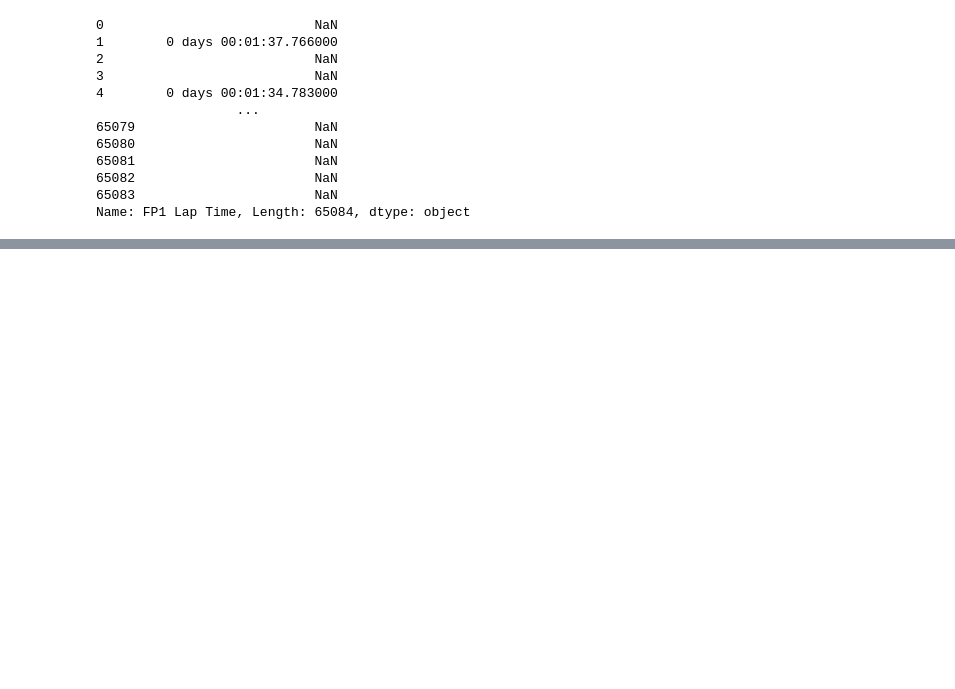
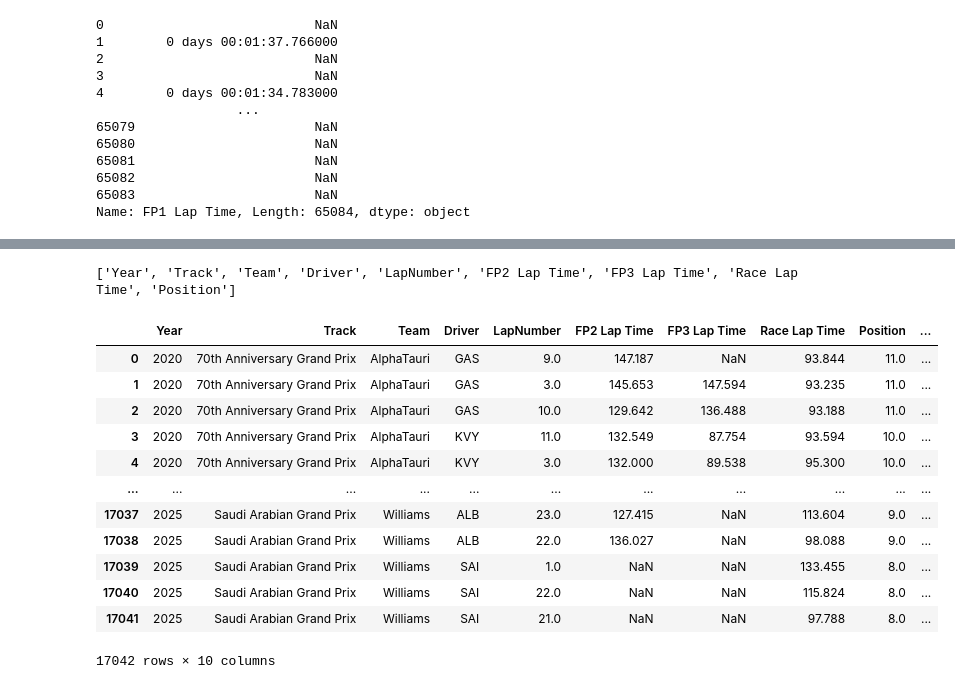
Before and after one commit to Slusks/SimplyLovelyF1, a Jupyter notebook: FastF1API.ipynb, the cells around one changed output, grey strips where cells are left out. Saved outputs shown, nothing was run; the diff lists cells and outputs as text; code cells hidden in the pictures; blank space fills up the shorter version.

```diff
--- a/FastF1API.ipynb
+++ b/FastF1API.ipynb
@@ -205,0 +409,35 @@ Name: FP1 Lap Time, Length: 65084, dtype: object
+# %%
+df_fp
+print (df_fp.columns.tolist())
+# %% [output]
+['Year', 'Track', 'Team', 'Driver', 'LapNumber', 'FP2 Lap Time', 'FP3 Lap Time', 'Race Lap Time', 'Position']
+# %%
+id_cols = ['Year', 'Track', 'Team', 'Driver', 'Position']
+value_cols = ['FP2 Lap Time', 'FP3 Lap Time', 'Race Lap Time']
+# %%
+top_rows = []
+for col in value_cols:
+    temp = df_fp.dropna(subset=[col])
+
+    top = temp.groupby(id_cols, group_keys=False).apply(lambda g: g.nlargest(3, columns=col))
+
+    top['source'] = col
+    top_rows.append(top)
+
+result = pd.concat(top_rows).reset_index(drop=True)
+# %%
+result
+# %% [output]
+|  | Year | Track | Team | Driver | LapNumber | FP2 Lap Time | FP3 Lap Time | Race Lap Time | Position | ... |
+| 0 | 2020 | 70th Anniversary Grand Prix | AlphaTauri | GAS | 9.0 | 147.187 | NaN | 93.844 | 11.0 | ... |
+| 1 | 2020 | 70th Anniversary Grand Prix | AlphaTauri | GAS | 3.0 | 145.653 | 147.594 | 93.235 | 11.0 | ... |
+| 2 | 2020 | 70th Anniversary Grand Prix | AlphaTauri | GAS | 10.0 | 129.642 | 136.488 | 93.188 | 11.0 | ... |
+| 3 | 2020 | 70th Anniversary Grand Prix | AlphaTauri | KVY | 11.0 | 132.549 | 87.754 | 93.594 | 10.0 | ... |
+| 4 | 2020 | 70th Anniversary Grand Prix | AlphaTauri | KVY | 3.0 | 132.000 | 89.538 | 95.300 | 10.0 | ... |
+| ... | ... | ... | ... | ... | ... | ... | ... | ... | ... | ... |
+| 17037 | 2025 | Saudi Arabian Grand Prix | Williams | ALB | 23.0 | 127.415 | NaN | 113.604 | 9.0 | ... |
+| 17038 | 2025 | Saudi Arabian Grand Prix | Williams | ALB | 22.0 | 136.027 | NaN | 98.088 | 9.0 | ... |
+| 17039 | 2025 | Saudi Arabian Grand Prix | Williams | SAI | 1.0 | NaN | NaN | 133.455 | 8.0 | ... |
+| 17040 | 2025 | Saudi Arabian Grand Prix | Williams | SAI | 22.0 | NaN | NaN | 115.824 | 8.0 | ... |
+| 17041 | 2025 | Saudi Arabian Grand Prix | Williams | SAI | 21.0 | NaN | NaN | 97.788 | 8.0 | ... |
+17042 rows × 10 columns
```
Also changed, not shown: parts of 10 cells of this notebook.
